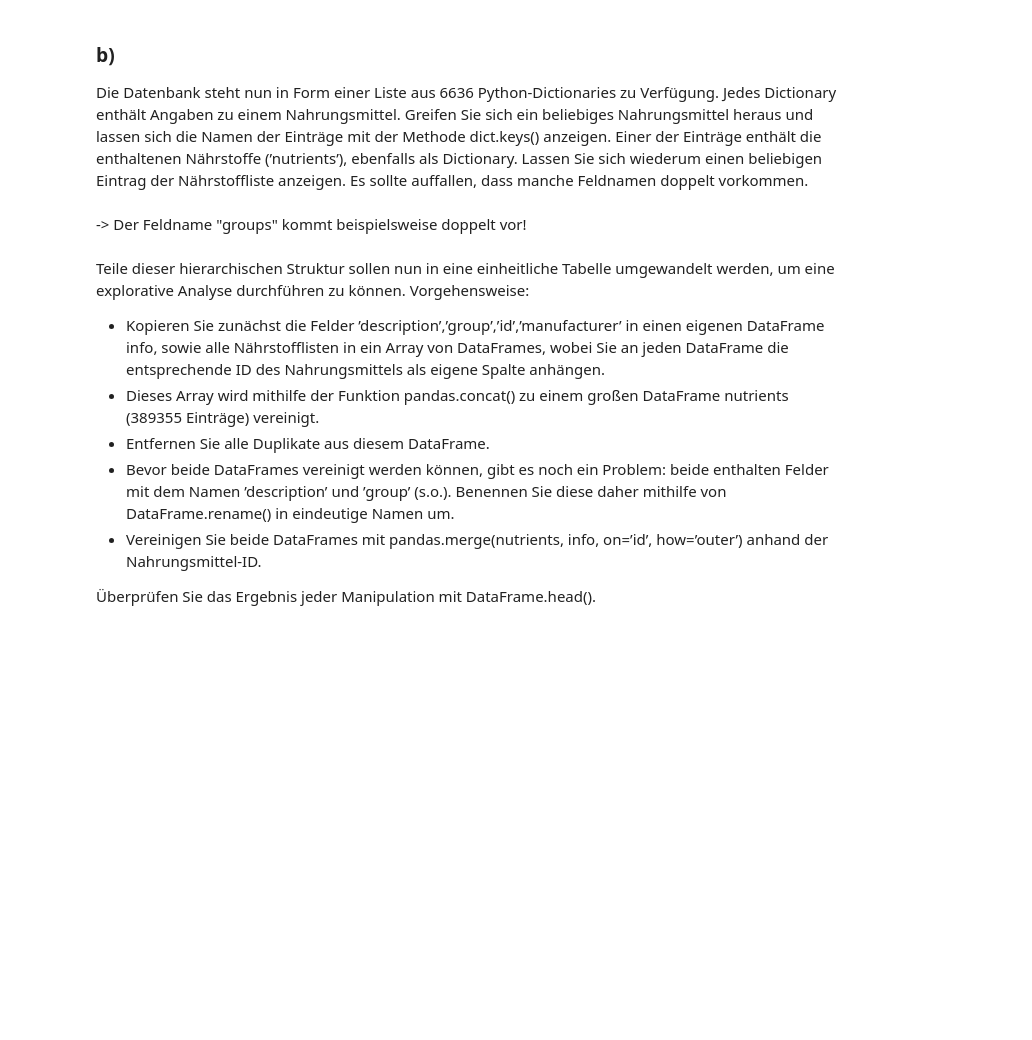
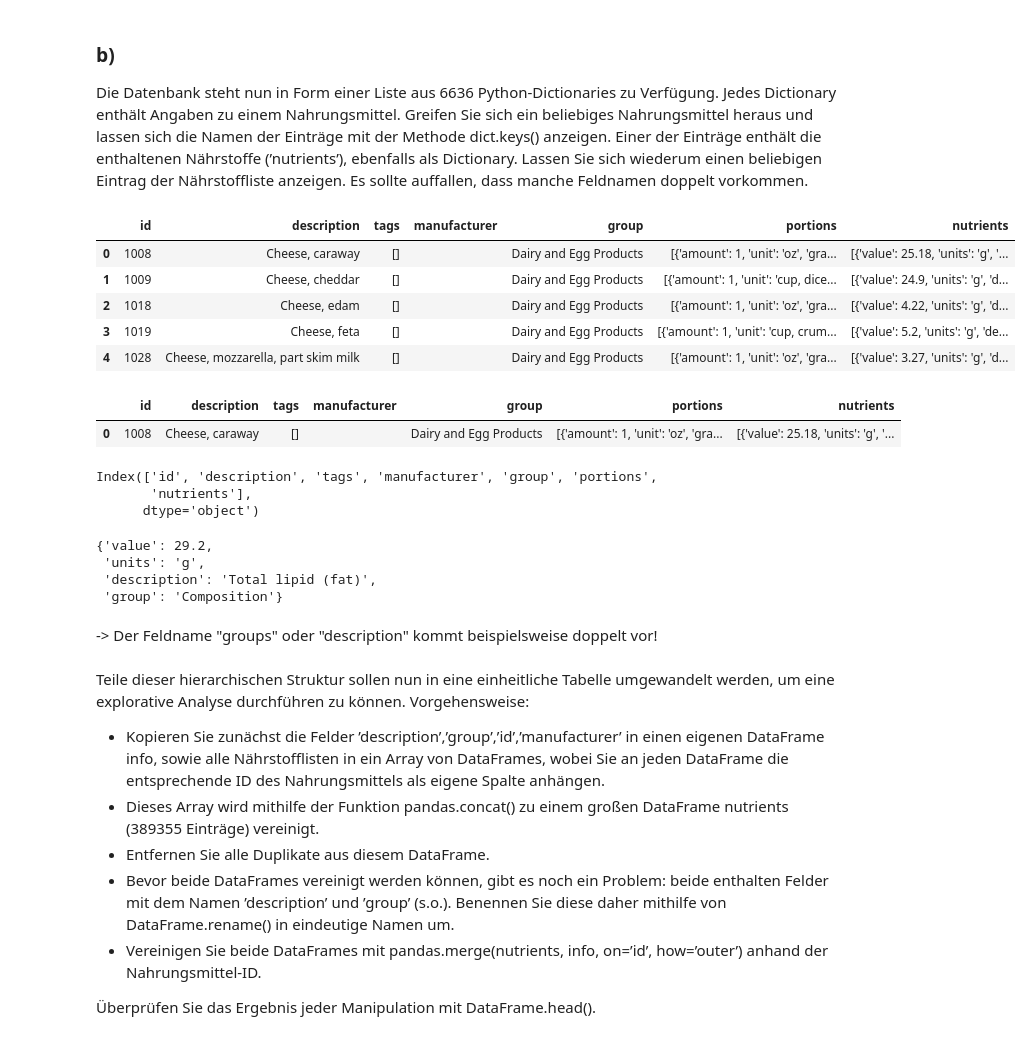
Before and after one commit to LasterSlaster/ML_A2, a Jupyter notebook: Aufgabe1.ipynb, the cells around one changed output. Saved outputs shown, nothing was run; the diff lists cells and outputs as text; code cells hidden in the pictures; blank space fills up the shorter version.

```diff
--- a/Aufgabe1.ipynb
+++ b/Aufgabe1.ipynb
@@ -126,5 +121,30 @@ Nahrungsmittel heraus und lassen sich die Namen der Einträge mit der Methode di
 anzeigen. Einer der Einträge enthält die enthaltenen Nährstoffe (’nutrients’), ebenfalls als
 Dictionary. Lassen Sie sich wiederum einen beliebigen Eintrag der Nährstoffliste anzeigen.
 Es sollte auffallen, dass manche Feldnamen doppelt vorkommen.
+# %%
+foods.head()
+# %% [output]
+|  | id | description | tags | manufacturer | group | portions | nutrients |
+| 0 | 1008 | Cheese, caraway | [] |  | Dairy and Egg Products | [{'amount': 1, 'unit': 'oz', 'gra... | [{'value': 25.18, 'units': 'g', '... |
+| 1 | 1009 | Cheese, cheddar | [] |  | Dairy and Egg Products | [{'amount': 1, 'unit': 'cup, dice... | [{'value': 24.9, 'units': 'g', 'd... |
+| 2 | 1018 | Cheese, edam | [] |  | Dairy and Egg Products | [{'amount': 1, 'unit': 'oz', 'gra... | [{'value': 4.22, 'units': 'g', 'd... |
+| 3 | 1019 | Cheese, feta | [] |  | Dairy and Egg Products | [{'amount': 1, 'unit': 'cup, crum... | [{'value': 5.2, 'units': 'g', 'de... |
+| 4 | 1028 | Cheese, mozzarella, part skim milk | [] |  | Dairy and Egg Products | [{'amount': 1, 'unit': 'oz', 'gra... | [{'value': 3.27, 'units': 'g', 'd... |
+# %%
+foods.loc[[0]]
+# %% [output]
+|  | id | description | tags | manufacturer | group | portions | nutrients |
+| 0 | 1008 | Cheese, caraway | [] |  | Dairy and Egg Products | [{'amount': 1, 'unit': 'oz', 'gra... | [{'value': 25.18, 'units': 'g', '... |
+# %%
+foods.loc[[0]].keys()
+# %% [output]
+Index(['id', 'description', 'tags', 'manufacturer', 'group', 'portions',
+       'nutrients'],
+      dtype='object')
 # %%
-foods[1]
+foods.loc[0]["nutrients"][1]
+# %% [output]
+{'value': 29.2,
+ 'units': 'g',
+ 'description': 'Total lipid (fat)',
+ 'group': 'Composition'}
@@ -135,5 +151,5 @@ foods[1]["nutrients"][1]
 # %% [markdown]
--> Der Feldname "groups" kommt beispielsweise doppelt vor!
+-> Der Feldname "groups" oder "description" kommt beispielsweise doppelt vor!
 # %% [markdown]
 Teile dieser hierarchischen Struktur sollen nun in eine einheitliche Tabelle umgewandelt
 werden, um eine explorative Analyse durchführen zu können.
```
Also changed, not shown: parts of 9 cells of this notebook.
